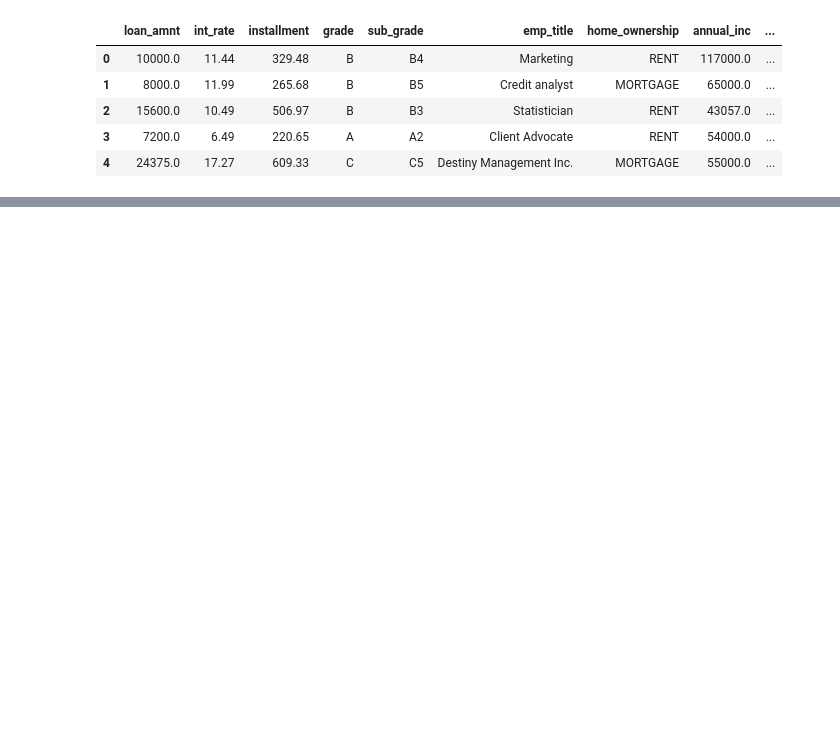
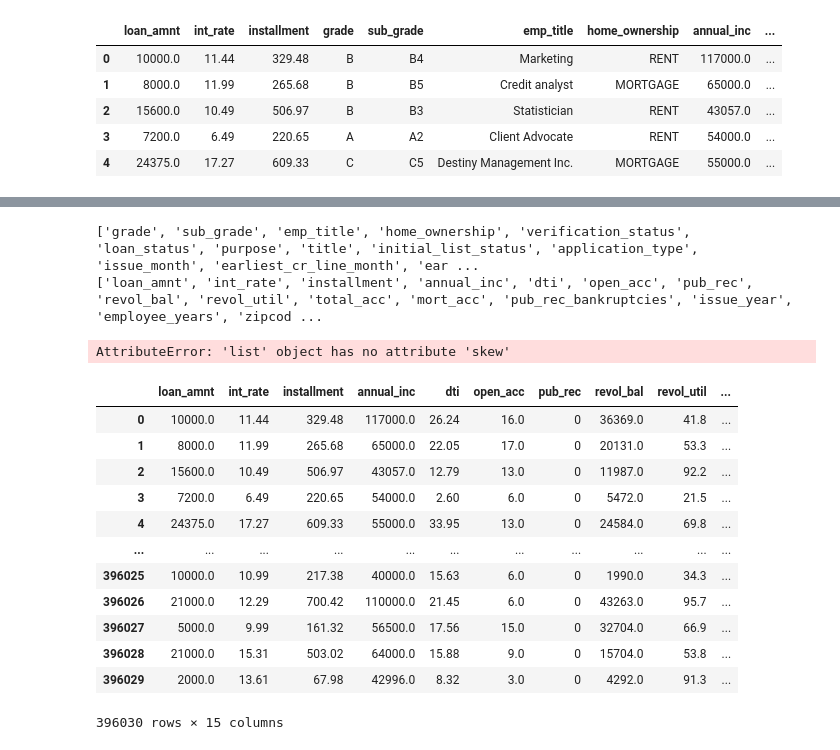
Before and after one commit to aswinvrpai/Study_Projects, a Jupyter notebook: loan_tap_eda.ipynb, the cells around one changed output, grey strips where cells are left out. Cells and saved outputs as stored; diff of their text form; code cells hidden in the pictures; blank space fills up the shorter version.

```diff
--- a/loan_tap_eda.ipynb
+++ b/loan_tap_eda.ipynb
@@ -289,0 +369,39 @@ data_set.head(5)
+# %%
+category_column_list=[]
+numerical_column_list=[]
+for col in data_set.columns:
+    if data_set[col].dtypes == 'object':
+        category_column_list.append(col)
+    else:
+        numerical_column_list.append(col)
+print(category_column_list)
+print(numerical_column_list)
+# %% [output]
+['grade', 'sub_grade', 'emp_title', 'home_ownership', 'verification_status', 'loan_status', 'purpose', 'title', 'initial_list_status', 'application_type', 'issue_month', 'earliest_cr_line_month', 'ear ...
+['loan_amnt', 'int_rate', 'installment', 'annual_inc', 'dti', 'open_acc', 'pub_rec', 'revol_bal', 'revol_util', 'total_acc', 'mort_acc', 'pub_rec_bankruptcies', 'issue_year', 'employee_years', 'zipcod ...
+# %%
+numerical_column_list.skew()
+# %% [output]
+AttributeError: 'list' object has no attribute 'skew'
+# %%
+# List of categorical columns dataset
+cat_cols = data_set.select_dtypes(include='object')
+
+# List of numerical columns dataset
+num_cols = data_set.select_dtypes(exclude='object')
+# %%
+num_cols
+# %% [output]
+|  | loan_amnt | int_rate | installment | annual_inc | dti | open_acc | pub_rec | revol_bal | revol_util | ... |
+| 0 | 10000.0 | 11.44 | 329.48 | 117000.0 | 26.24 | 16.0 | 0 | 36369.0 | 41.8 | ... |
+| 1 | 8000.0 | 11.99 | 265.68 | 65000.0 | 22.05 | 17.0 | 0 | 20131.0 | 53.3 | ... |
+| 2 | 15600.0 | 10.49 | 506.97 | 43057.0 | 12.79 | 13.0 | 0 | 11987.0 | 92.2 | ... |
+| 3 | 7200.0 | 6.49 | 220.65 | 54000.0 | 2.60 | 6.0 | 0 | 5472.0 | 21.5 | ... |
+| 4 | 24375.0 | 17.27 | 609.33 | 55000.0 | 33.95 | 13.0 | 0 | 24584.0 | 69.8 | ... |
+| ... | ... | ... | ... | ... | ... | ... | ... | ... | ... | ... |
+| 396025 | 10000.0 | 10.99 | 217.38 | 40000.0 | 15.63 | 6.0 | 0 | 1990.0 | 34.3 | ... |
+| 396026 | 21000.0 | 12.29 | 700.42 | 110000.0 | 21.45 | 6.0 | 0 | 43263.0 | 95.7 | ... |
+| 396027 | 5000.0 | 9.99 | 161.32 | 56500.0 | 17.56 | 15.0 | 0 | 32704.0 | 66.9 | ... |
+| 396028 | 21000.0 | 15.31 | 503.02 | 64000.0 | 15.88 | 9.0 | 0 | 15704.0 | 53.8 | ... |
+| 396029 | 2000.0 | 13.61 | 67.98 | 42996.0 | 8.32 | 3.0 | 0 | 4292.0 | 91.3 | ... |
+396030 rows × 15 columns
```
Also changed, not shown: parts of 17 cells of this notebook, 3 other files.
